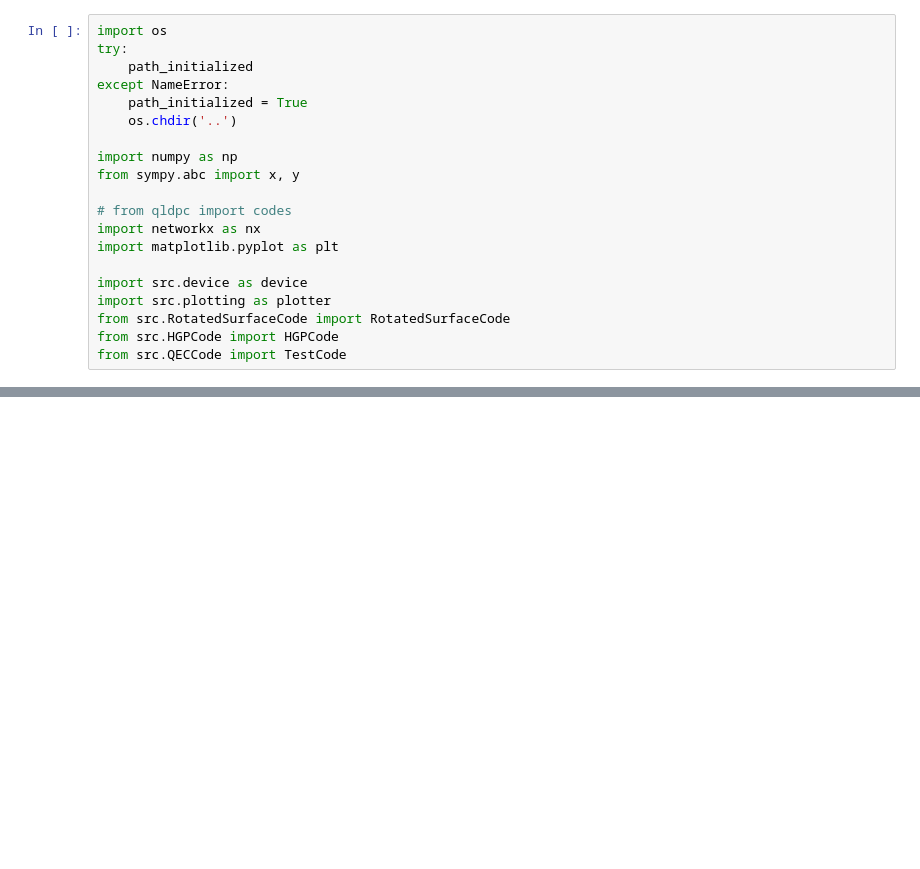
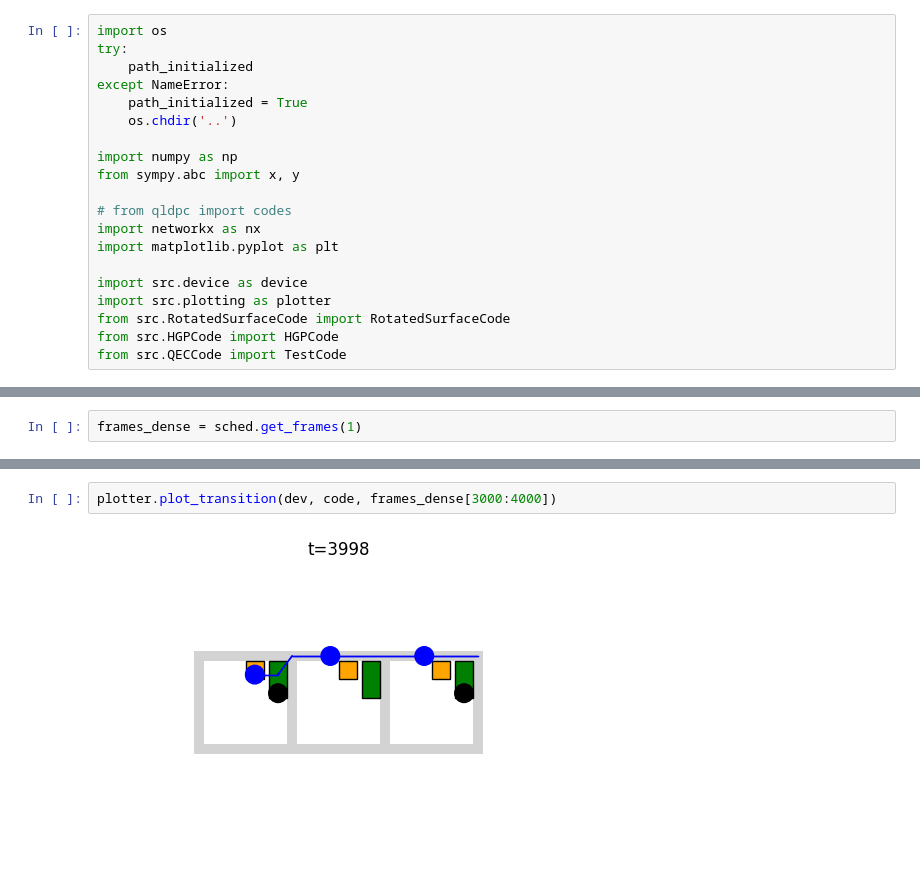
Before and after one commit to jasonchadwick/shuttle-ldpc, a Jupyter notebook: notebooks/00_test.ipynb, the cells around one changed output, grey strips where cells are left out. Saved outputs shown, nothing was run; the diff lists cells and outputs as text; blank space fills up the shorter version.

```diff
--- a/notebooks/00_test.ipynb
+++ b/notebooks/00_test.ipynb
@@ -87,0 +87,2 @@ MovieWriter imagemagick unavailable; using Pillow instead.
+# %%
+frames_dense = sched.get_frames(1)
@@ -87,0 +93,4 @@ MovieWriter imagemagick unavailable; using Pillow instead.
+# %%
+plotter.plot_transition(dev, code, frames_dense[3000:4000])
+# %% [output]
+[figure, added]
```
Also changed, not shown: parts of 6 cells of this notebook, 6 other files.
